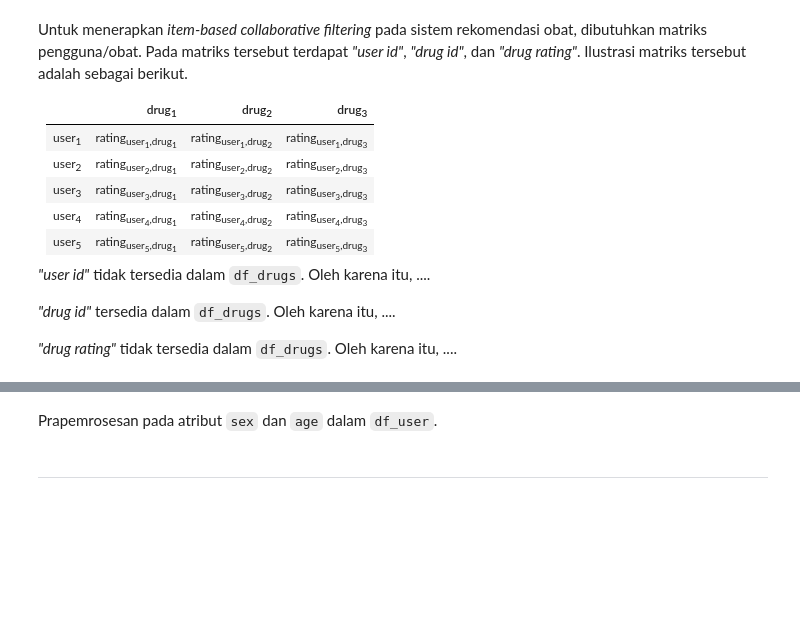
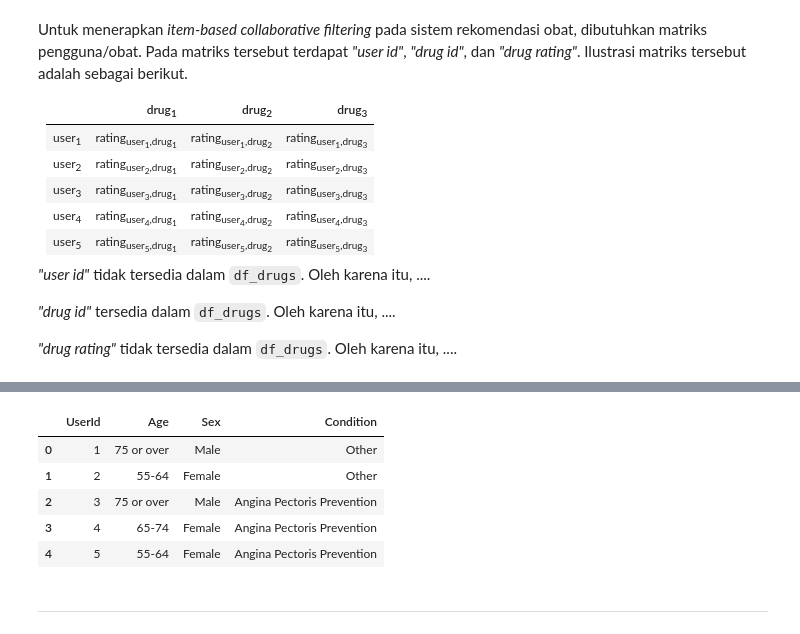
Before and after one commit to exemuel/weighted-hybrid-med-recsys, a Jupyter notebook: recommendation.ipynb, the cells around one changed output, grey strips where cells are left out. Saved outputs shown, nothing was run; the diff lists cells and outputs as text; code cells hidden in the pictures; blank space fills up the shorter version.

```diff
--- a/recommendation.ipynb
+++ b/recommendation.ipynb
@@ -262,11 +536,11 @@ df_drugs_sub = df_drugs_sub.drop(columns = ["ListInactiveIngredient"])
 # buat kolom inactive ingredients berdasarkan list inactive ingredients
 df_drugs_sub["InactiveIngredients"] = list_inactive_ingredients
 
-# one-hot encoding
-mlb = MultiLabelBinarizer()
-df_drugs_sub = df_drugs_sub.join(pd.DataFrame(mlb.fit_transform(df_drugs_sub.pop("InactiveIngredients")),
-                                              columns=mlb.classes_,
-                                              index=df_drugs_sub.index))
+# # one-hot encoding
+# mlb = MultiLabelBinarizer()
+# df_drugs_sub = df_drugs_sub.join(pd.DataFrame(mlb.fit_transform(df_drugs_sub.pop("InactiveIngredients")),
+#                                               columns=mlb.classes_,
+#                                               index=df_drugs_sub.index))
 # %% [markdown]
 Tahap ketiga pemrosesan adalah mengubah nilai pada kolom `sides` ke dalam bentuk _one-hot encoding vector_, sama seperti pada `ListActiveIngredient` dan `ListInactiveIngredient`.
 # %%
@@ -296,9 +570,9 @@ df_drugs_sub = df_drugs_sub.drop(columns = ["Sides"])
 # buat kolom sides yang baru berdasarkan list sides
 df_drugs_sub["Sides"] = list_sides
 
-# one-hot encoding
-mlb = MultiLabelBinarizer()
-df_drugs_sub = df_drugs_sub.join(pd.DataFrame(mlb.fit_transform(df_drugs_sub.pop("Sides")),
-                                              columns=mlb.classes_,
-                                              index=df_drugs_sub.index))
+# # one-hot encoding
+# mlb = MultiLabelBinarizer()
+# df_drugs_sub = df_drugs_sub.join(pd.DataFrame(mlb.fit_transform(df_drugs_sub.pop("Sides")),
+#                                               columns=mlb.classes_,
+#                                               index=df_drugs_sub.index))
 # %% [markdown]
@@ -373,9 +658,18 @@ df_item.head()
 # %%
 # Data User
-df_user = pd.DataFrame({'Age':df_drugs['Age'], 'Sex':df_drugs['Sex'], 'Condition':df_drugs['Condition']})
+df_user = pd.DataFrame({'Age':df_drugs_sub['Age'],
+                        'Sex':df_drugs_sub['Sex'],
+                        'Condition':df_drugs_sub['Condition']})
 df_user = df_user.drop_duplicates().reset_index(drop=True)
 df_user["UserId"] = df_user.index + 1
 df_user = df_user[['UserId','Age','Sex','Condition']]
 df_user.head()
+# %% [output]
+|  | UserId | Age | Sex | Condition |
+| 0 | 1 | 75 or over | Male | Other |
+| 1 | 2 | 55-64 | Female | Other |
+| 2 | 3 | 75 or over | Male | Angina Pectoris Prevention |
+| 3 | 4 | 65-74 | Female | Angina Pectoris Prevention |
+| 4 | 5 | 55-64 | Female | Angina Pectoris Prevention |
 # %%
 # Data Rating
@@ -385,6 +692,4 @@ df_rating = df_rating[['UserId','ItemId','EaseofUse','Effectiveness','Satisfacti
 df_rating.head()
-# %% [markdown]
-Prapemrosesan pada atribut `sex` dan `age` dalam `df_user`.
 # %% [markdown]
 ---
 # %% [markdown]
```
Also changed, not shown: parts of 29 cells of this notebook.
